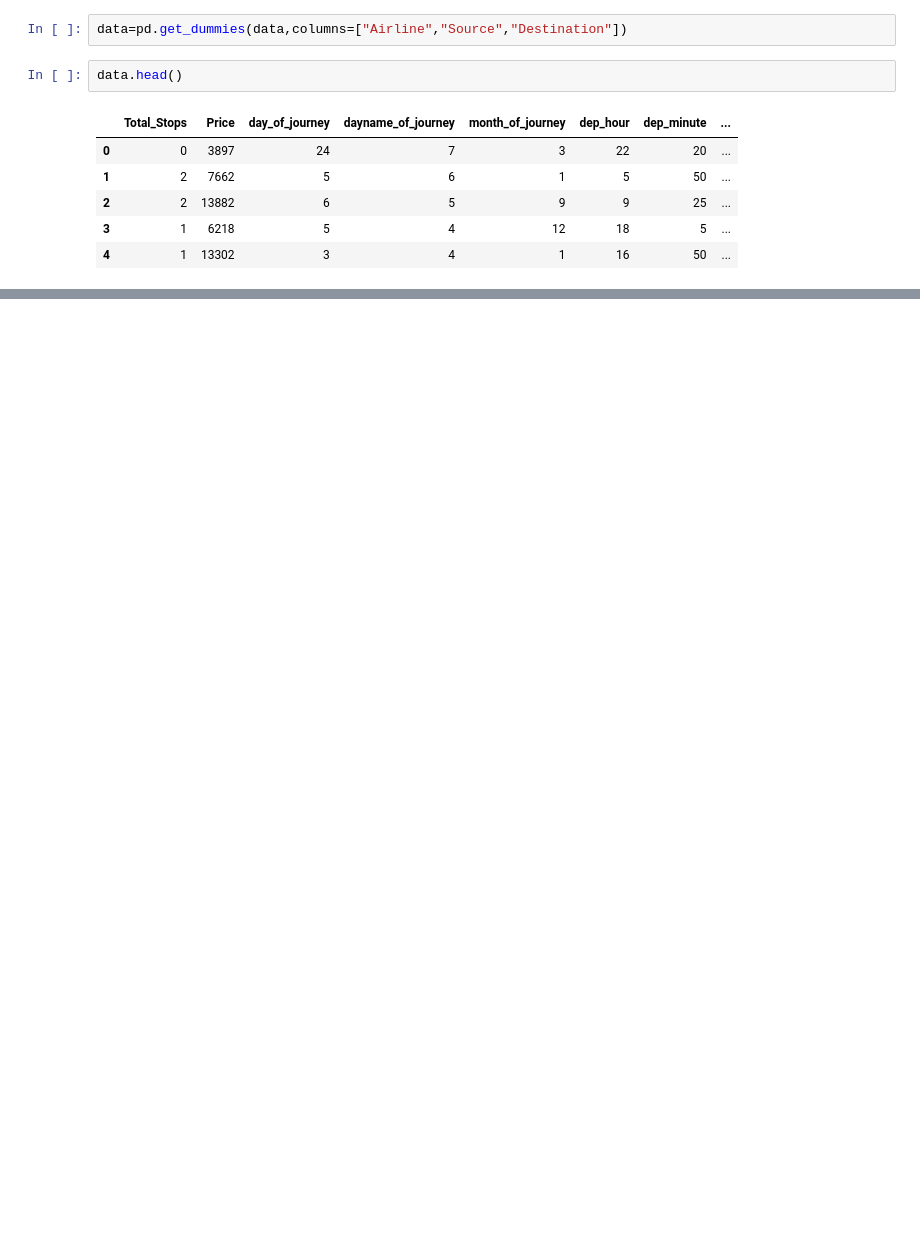
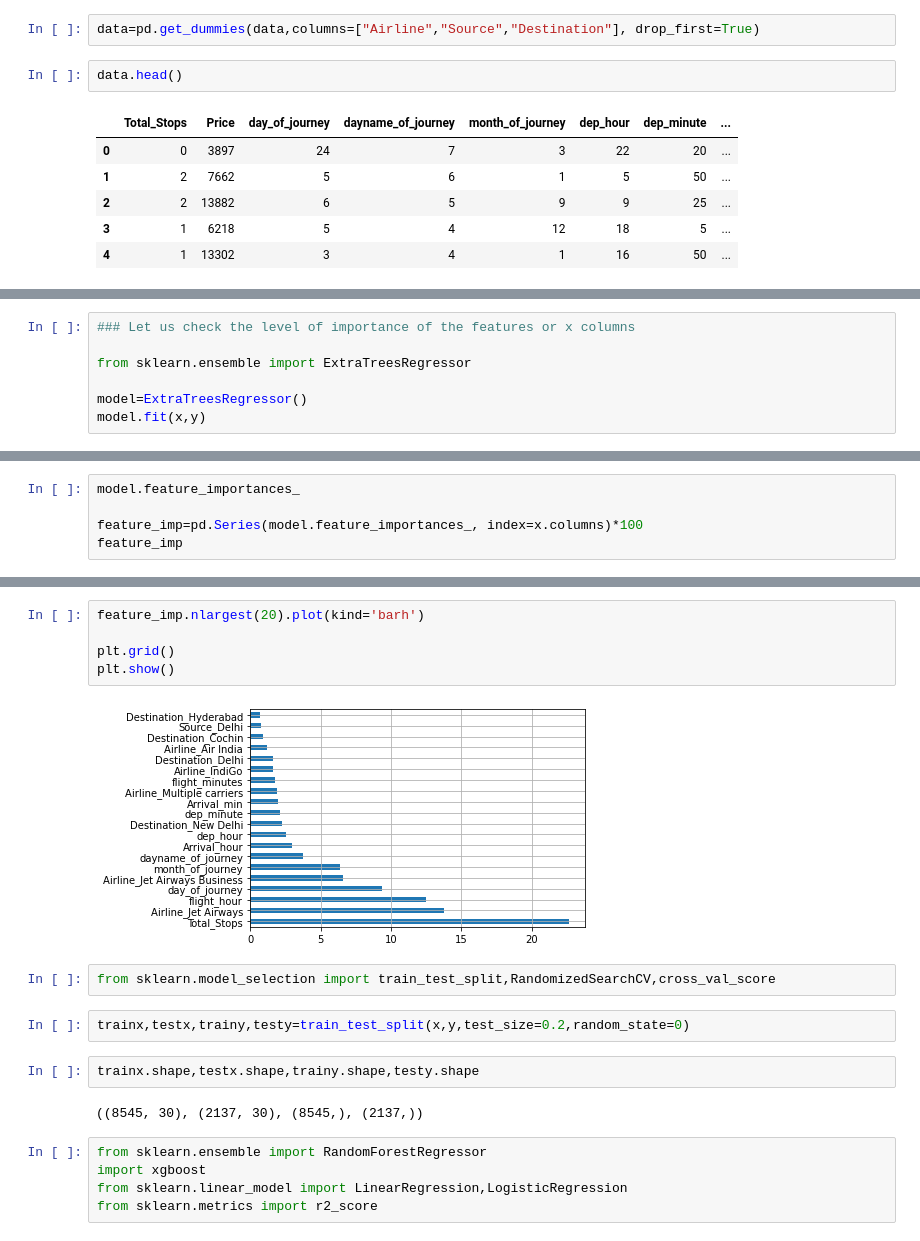
Before and after one commit to mosimen/flight_fare_prediction, a Jupyter notebook: My Flight Price analysis.ipynb, the cells around one changed output, grey strips where cells are left out. Drawn from its saved outputs; the diff is of its cells as text; blank space fills up the shorter version.

```diff
--- a/My Flight Price analysis.ipynb
+++ b/My Flight Price analysis.ipynb
@@ -164,7 +169,7 @@ data.head()
 | 3 | IndiGo | Kolkata | Banglore | 1 | 6218 | 5 | 4 | ... |
 | 4 | IndiGo | Banglore | New Delhi | 1 | 13302 | 3 | 4 | ... |
 # %%
-data=pd.get_dummies(data,columns=["Airline","Source","Destination"])
+data=pd.get_dummies(data,columns=["Airline","Source","Destination"], drop_first=True)
 # %%
 data.head()
 # %% [output]
@@ -176,0 +206,7 @@ data.head()
+# %%
+### Let us check the level of importance of the features or x columns
+
+from sklearn.ensemble import ExtraTreesRegressor
+
+model=ExtraTreesRegressor()
+model.fit(x,y)
@@ -176,0 +215,5 @@ data.head()
+# %%
+model.feature_importances_
+
+feature_imp=pd.Series(model.feature_importances_, index=x.columns)*100
+feature_imp
@@ -176,0 +238,20 @@ data.head()
+# %%
+feature_imp.nlargest(20).plot(kind='barh')
+
+plt.grid()
+plt.show()
+# %% [output]
+[figure, added]
+# %%
+from sklearn.model_selection import train_test_split,RandomizedSearchCV,cross_val_score
+# %%
+trainx,testx,trainy,testy=train_test_split(x,y,test_size=0.2,random_state=0)
+# %%
+trainx.shape,testx.shape,trainy.shape,testy.shape
+# %% [output]
+((8545, 30), (2137, 30), (8545,), (2137,))
+# %%
+from sklearn.ensemble import RandomForestRegressor
+import xgboost
+from sklearn.linear_model import LinearRegression,LogisticRegression
+from sklearn.metrics import r2_score
```
Also changed, not shown: parts of 34 cells of this notebook, 9 other files.
